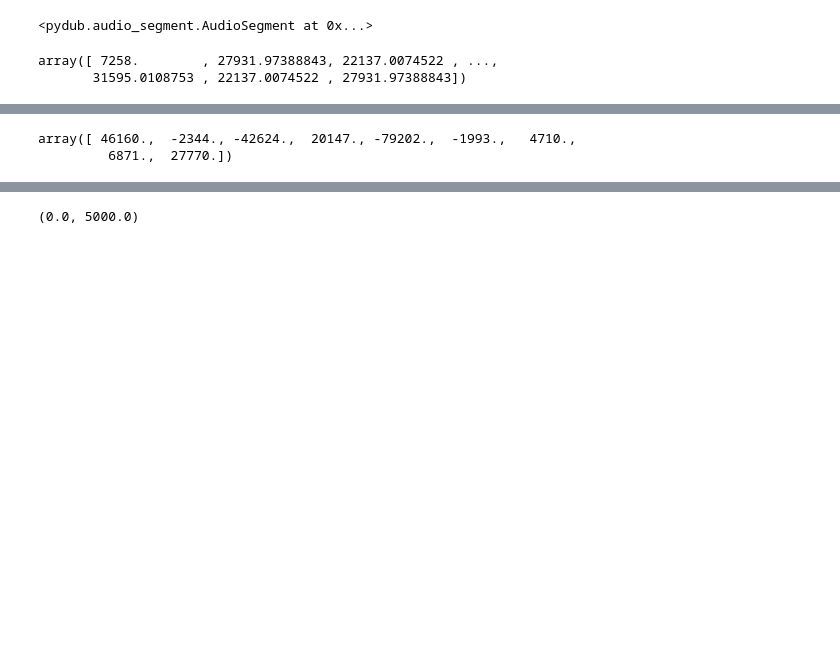
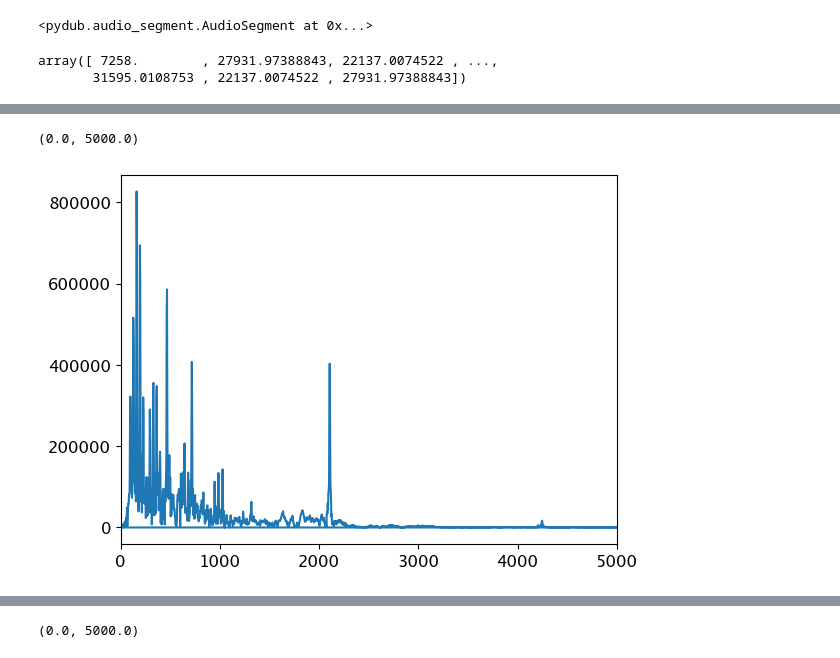
Before and after one commit to VamsiImmanneni/Sound-Separation-Project, a Jupyter notebook: Analysis-Midway.ipynb, the cells around one changed output, grey strips where cells are left out. Drawn from its saved outputs; the diff is of its cells as text; code cells hidden in the pictures; blank space fills up the shorter version.

```diff
--- a/Analysis-Midway.ipynb
+++ b/Analysis-Midway.ipynb
@@ -107,6 +119,8 @@ array([ 7258.        , 27931.97388843, 22137.0074522 , ...,
 # %%
 difs = get_difs(stft_arr)
-difs[:,0]
+
+plt.plot(x, np.abs(np.mean(difs,axis=0)))
+plt.xlim(0,5000)
 # %% [output]
-array([ 46160.,  -2344., -42624.,  20147., -79202.,  -1993.,   4710.,
-         6871.,  27770.])
+(0.0, 5000.0)
+[figure, added]
```
Also changed, not shown: parts of 6 cells of this notebook, 1 other file.
